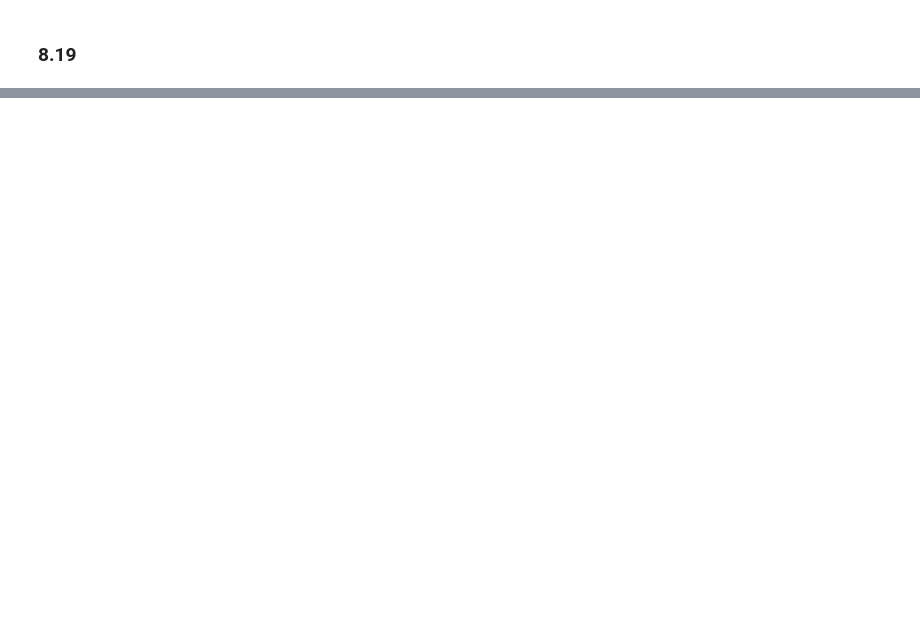
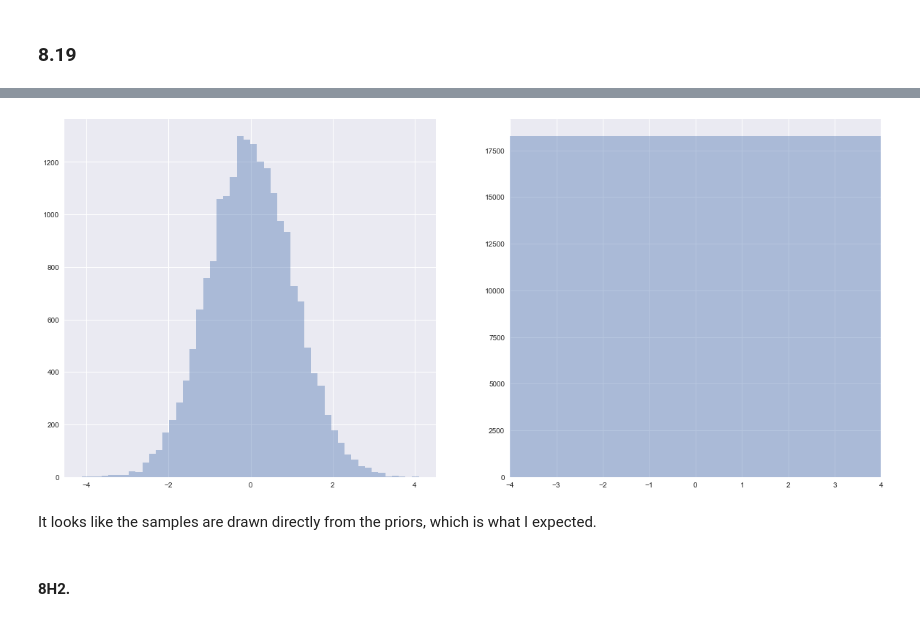
Before and after one commit to grinnbearit/statistical_rethinking, a Jupyter notebook: chapter_8.ipynb, the cells around one changed output, grey strips where cells are left out. Saved outputs shown, nothing was run; the diff lists cells and outputs as text; code cells hidden in the pictures; blank space fills up the shorter version.

```diff
--- a/chapter_8.ipynb
+++ b/chapter_8.ipynb
@@ -317,0 +698,5 @@ The acceptance probability does not match the target. It is 0.9032732139706107,
+# %%
+with pm.Model() as m8m_14:
+    a = pm.Normal("a", 0, 1)
+    b = pm.Cauchy("b", 0, 1)
+    trace8m_14 = pm.sample(draws=10000, tune=100)
@@ -317,0 +710,13 @@ The acceptance probability does not match the target. It is 0.9032732139706107,
+# %%
+f, axs = plt.subplots(1, 2)
+f.set_size_inches(20, 9);
+xs = np.linspace(-4, 4, 1000)
+sns.distplot(trace8m_14["a"], ax=axs[0], kde=False)
+sns.distplot(trace8m_14["b"], ax=axs[1], kde=False)
+axs[1].set_xlim(-4, 4);
+# %% [output]
+[figure, added]
+# %% [markdown]
+It looks like the samples are drawn directly from the priors, which is what I expected.
+# %% [markdown]
+#### 8H2.
```
Also changed, not shown: parts of 74 cells of this notebook.
